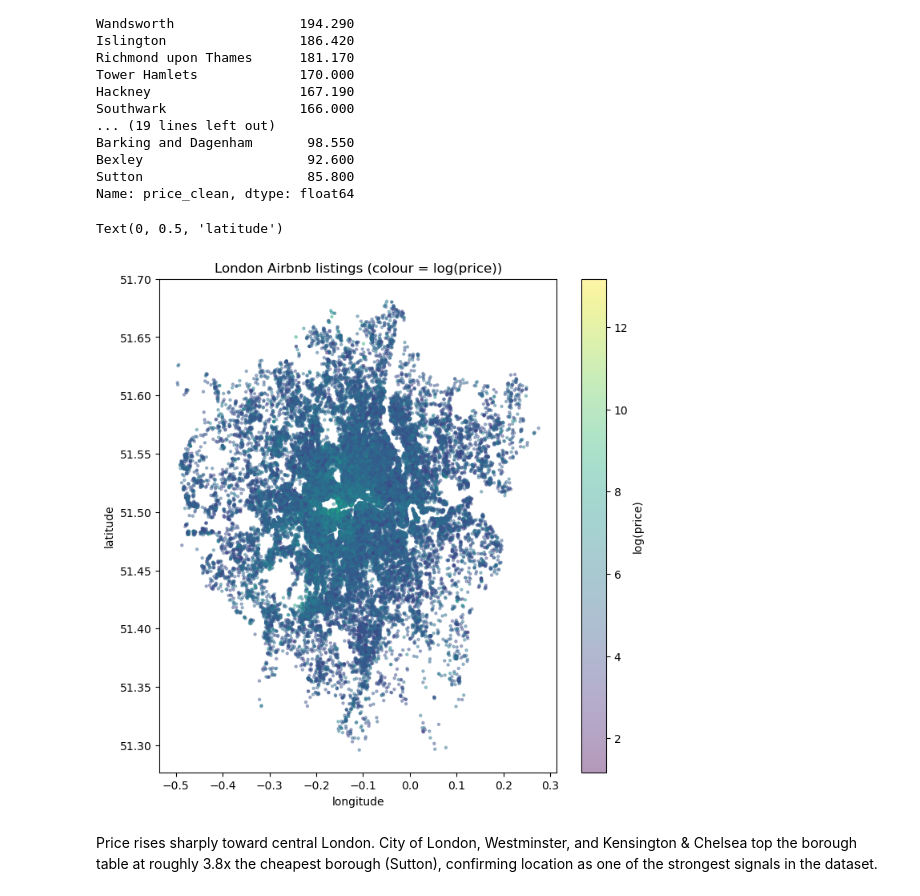
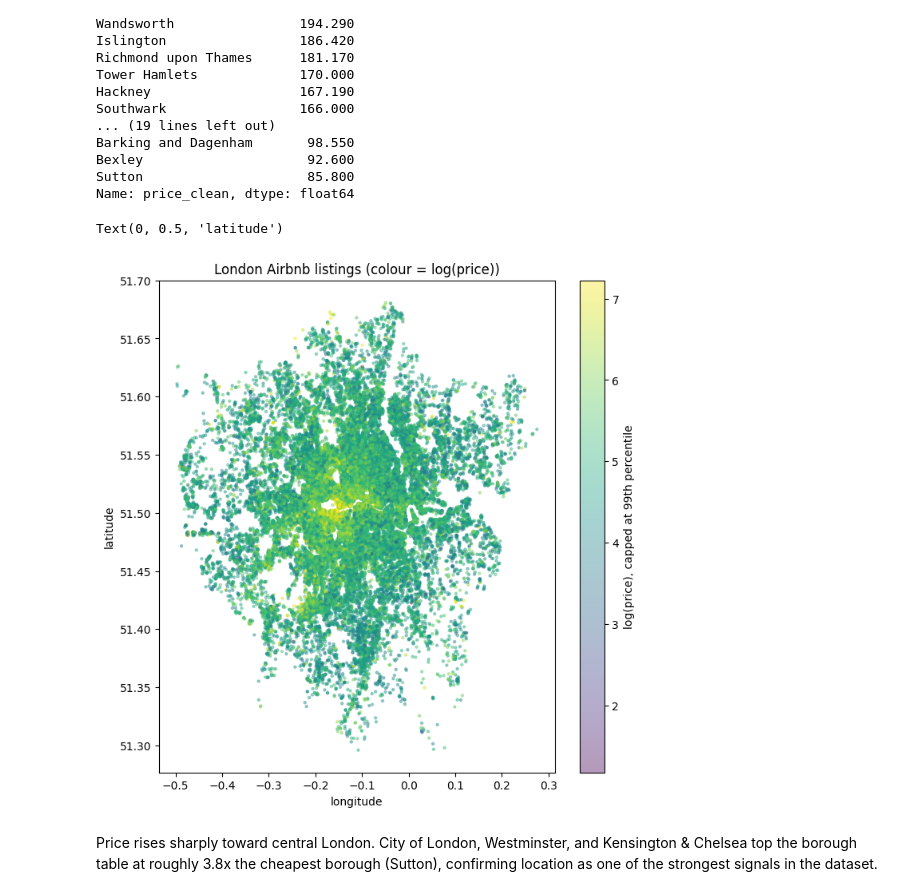
Before and after one commit to ashandx/london-airbnb-regression, a Jupyter notebook: notebooks/pipeline.ipynb, the cells around one changed output. Saved outputs shown, nothing was run; the diff lists cells and outputs as text; code cells hidden in the pictures.

```diff
--- a/notebooks/pipeline.ipynb
+++ b/notebooks/pipeline.ipynb
@@ -249,21 +251,22 @@ Name: price_clean, dtype: float64
 # %%
 import seaborn as sns
 
 plot_df = df.dropna(subset=["price_clean", "latitude", "longitude"]).copy()
 plot_df["log_price"] = np.log1p(plot_df["price_clean"])
 
 plt.figure(figsize=(8, 8))
 sc = plt.scatter(
     plot_df["longitude"], plot_df["latitude"],
     c=plot_df["log_price"], cmap="viridis", s=5, alpha=0.4,
+    vmax=plot_df["log_price"].quantile(0.99),
 )
-plt.colorbar(sc, label="log(price)")
+plt.colorbar(sc, label="log(price), capped at 99th percentile")
 plt.title("London Airbnb listings (colour = log(price))")
 plt.xlabel("longitude")
 plt.ylabel("latitude")
 # %% [output]
 Text(0, 0.5, 'latitude')
-[figure, old version]
+[figure, new version]
 # %% [markdown]
 Price rises sharply toward central London. City of London, Westminster, and Kensington & Chelsea top the borough table at roughly 3.8x the cheapest borough (Sutton), confirming location as one of the strongest signals in the dataset.
 # %% [markdown]
```
Also changed, not shown: parts of 8 cells of this notebook, 7 other files.
